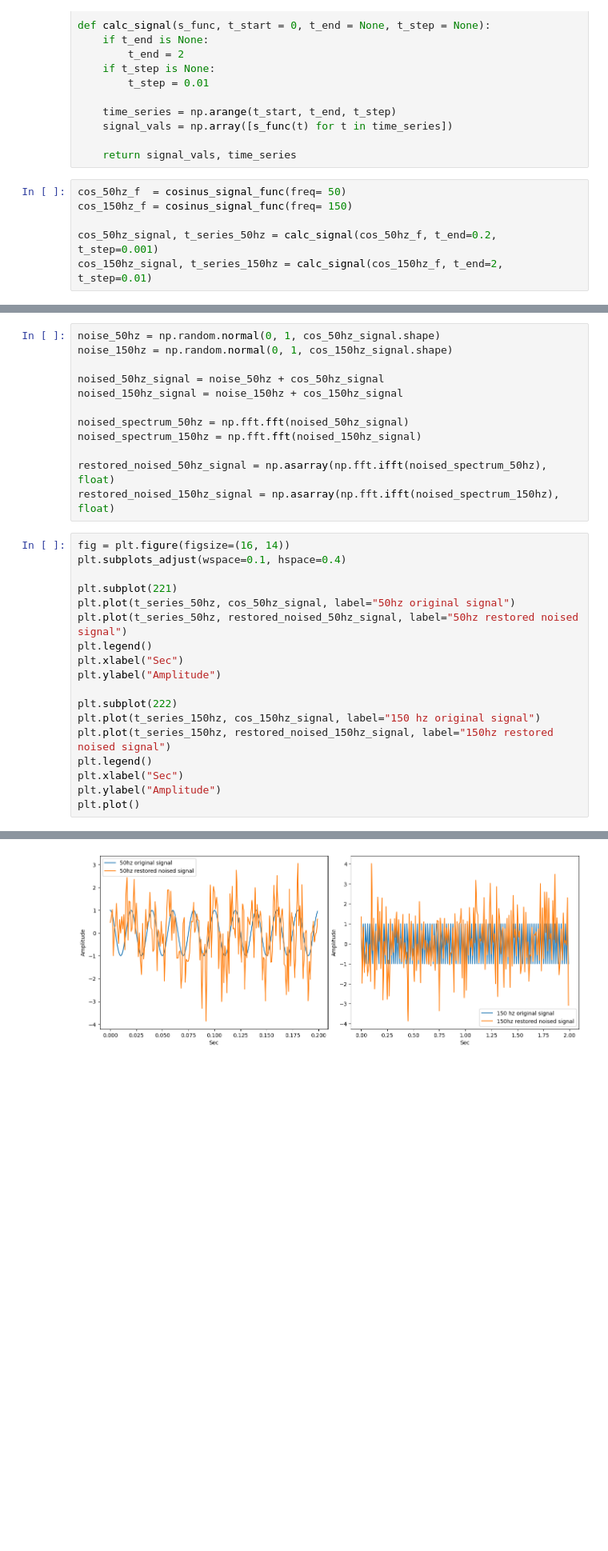
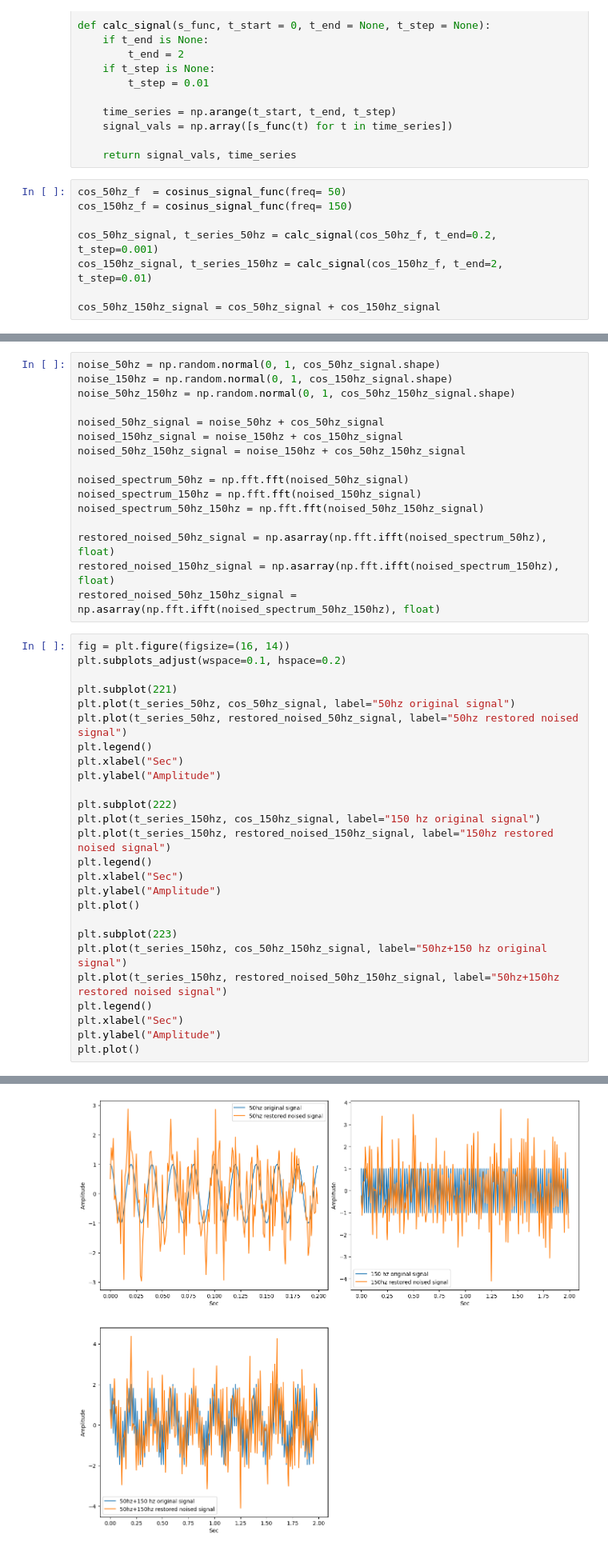
Before and after one commit to JooudDoo/DigitalSignals, a Jupyter notebook: lab_2.ipynb, the cells around one changed output, grey strips where cells are left out. Shown: that part at 80% size. Drawn from its saved outputs; the diff is of its cells as text; blank space fills up the shorter version.

```diff
--- a/lab_2.ipynb
+++ b/lab_2.ipynb
@@ -42,6 +42,8 @@ cos_150hz_f = cosinus_signal_func(freq= 150)
 
 cos_50hz_signal, t_series_50hz = calc_signal(cos_50hz_f, t_end=0.2, t_step=0.001)
 cos_150hz_signal, t_series_150hz = calc_signal(cos_150hz_f, t_end=2, t_step=0.01)
+
+cos_50hz_150hz_signal = cos_50hz_signal + cos_150hz_signal
 # %%
 runs_count = 100
 
@@ -94,36 +110,48 @@ plt.plot()
 # %%
 noise_50hz = np.random.normal(0, 1, cos_50hz_signal.shape)
 noise_150hz = np.random.normal(0, 1, cos_150hz_signal.shape)
+noise_50hz_150hz = np.random.normal(0, 1, cos_50hz_150hz_signal.shape)
 
 noised_50hz_signal = noise_50hz + cos_50hz_signal
 noised_150hz_signal = noise_150hz + cos_150hz_signal
+noised_50hz_150hz_signal = noise_150hz + cos_50hz_150hz_signal
 
 noised_spectrum_50hz = np.fft.fft(noised_50hz_signal)
 noised_spectrum_150hz = np.fft.fft(noised_150hz_signal)
+noised_spectrum_50hz_150hz = np.fft.fft(noised_50hz_150hz_signal)
 
 restored_noised_50hz_signal = np.asarray(np.fft.ifft(noised_spectrum_50hz), float)
 restored_noised_150hz_signal = np.asarray(np.fft.ifft(noised_spectrum_150hz), float)
+restored_noised_50hz_150hz_signal = np.asarray(np.fft.ifft(noised_spectrum_50hz_150hz), float)
 # %%
 fig = plt.figure(figsize=(16, 14))
-plt.subplots_adjust(wspace=0.1, hspace=0.4)
+plt.subplots_adjust(wspace=0.1, hspace=0.2)
 
 plt.subplot(221)
 plt.plot(t_series_50hz, cos_50hz_signal, label="50hz original signal")
 plt.plot(t_series_50hz, restored_noised_50hz_signal, label="50hz restored noised signal")
 plt.legend()
 plt.xlabel("Sec")
 plt.ylabel("Amplitude")
 
 plt.subplot(222)
 plt.plot(t_series_150hz, cos_150hz_signal, label="150 hz original signal")
 plt.plot(t_series_150hz, restored_noised_150hz_signal, label="150hz restored noised signal")
 plt.legend()
 plt.xlabel("Sec")
 plt.ylabel("Amplitude")
 plt.plot()
+
+plt.subplot(223)
+plt.plot(t_series_150hz, cos_50hz_150hz_signal, label="50hz+150 hz original signal")
+plt.plot(t_series_150hz, restored_noised_50hz_150hz_signal, label="50hz+150hz restored noised signal")
+plt.legend()
+plt.xlabel("Sec")
+plt.ylabel("Amplitude")
+plt.plot()
 # %% [output]
 []
-[figure, old version]
+[figure, new version]
 # %% [markdown]
 # Task 2
 # %%
```
Also changed, not shown: parts of 5 cells of this notebook.
